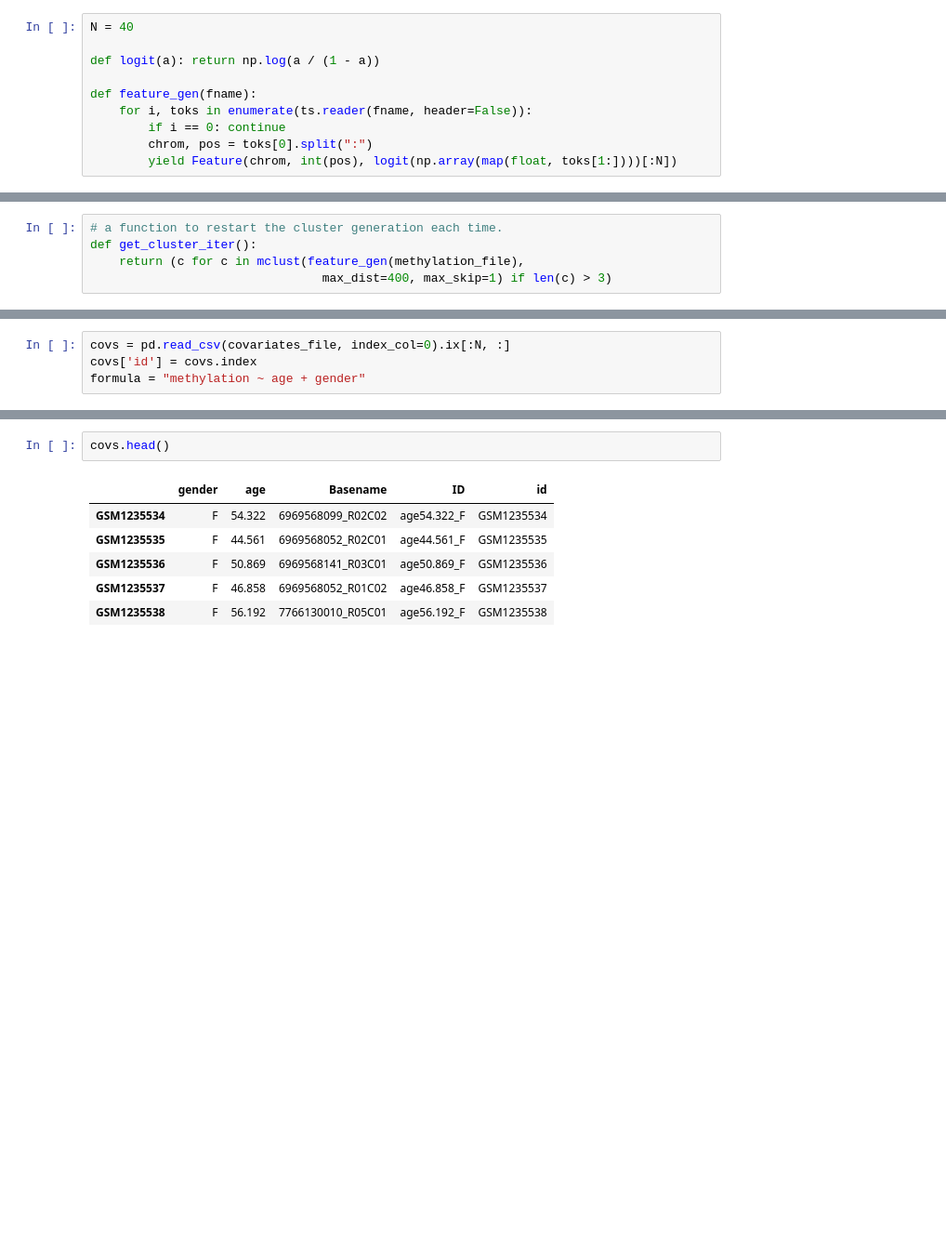
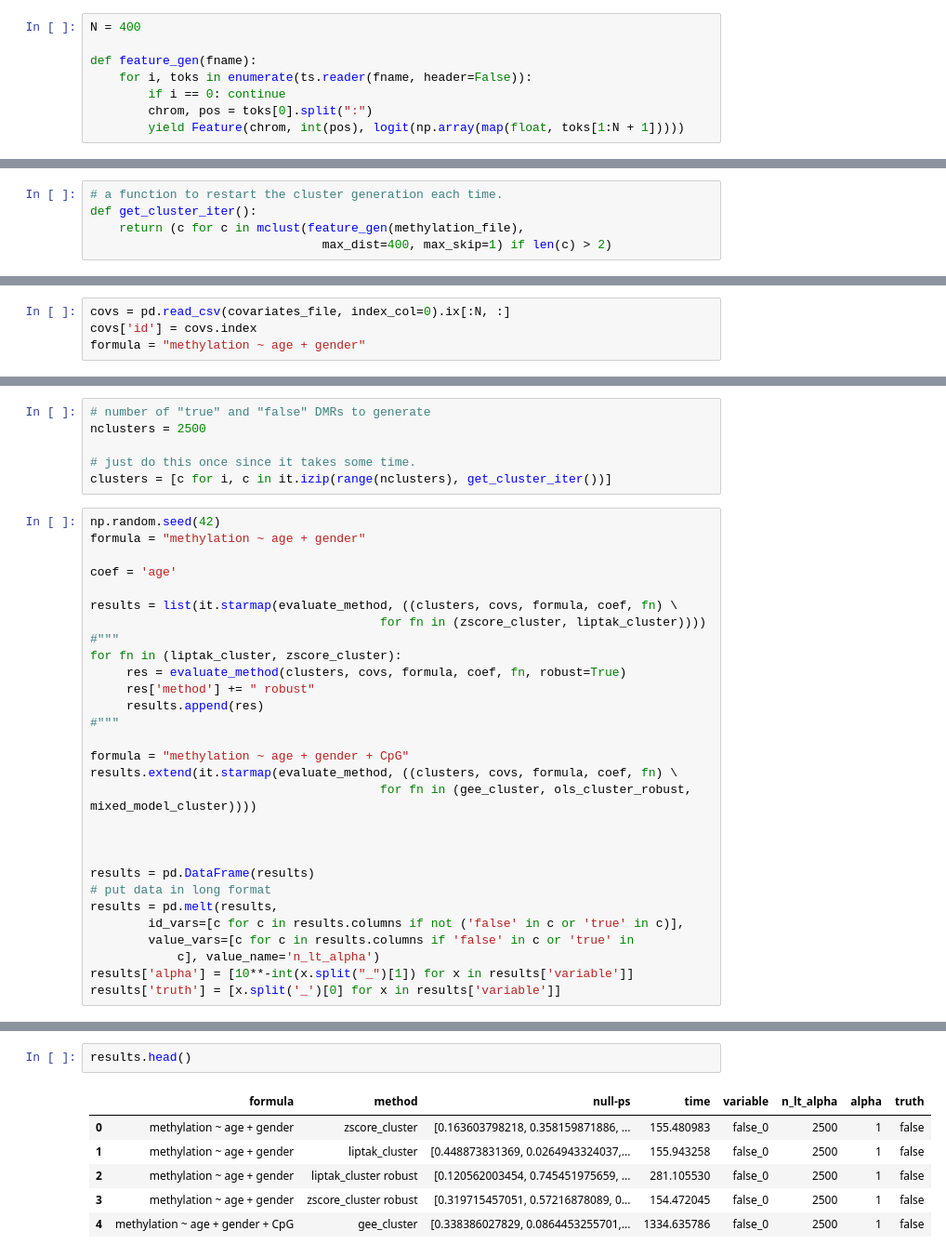
Before and after one commit to brentp/crystal, a Jupyter notebook: notebooks/crystal-methods-evaluation.ipynb, the cells around one changed output, grey strips where cells are left out. Shown: that part at 93% size. Saved outputs shown, nothing was run; the diff lists cells and outputs as text; blank space fills up the shorter version.

```diff
--- a/notebooks/crystal-methods-evaluation.ipynb
+++ b/notebooks/crystal-methods-evaluation.ipynb
@@ -17,15 +18,13 @@ from aclust import mclust # to create correlated clusters
 # %% [markdown]
 We need a generator that reads data and generates features to sent to aclust
 # %%
-N = 40
-
-def logit(a): return np.log(a / (1 - a))
+N = 400
 
 def feature_gen(fname):
     for i, toks in enumerate(ts.reader(fname, header=False)):
         if i == 0: continue
         chrom, pos = toks[0].split(":")
-        yield Feature(chrom, int(pos), logit(np.array(map(float, toks[1:])))[:N])
+        yield Feature(chrom, int(pos), logit(np.array(map(float, toks[1:N + 1]))))
 # %% [markdown]
 Our input data is a methylation matrix (rows of probes and columns of samples). Here, we have encoded the position into the row names, but you can also add these on the fly as you stream over the data.
 # %%
@@ -35,7 +34,7 @@ covariates_file = "covariates.csv"
 # a function to restart the cluster generation each time.
 def get_cluster_iter():
     return (c for c in mclust(feature_gen(methylation_file),
-                                max_dist=400, max_skip=1) if len(c) > 3)
+                                max_dist=400, max_skip=1) if len(c) > 2)
 # %% [markdown]
 Mclust returns an iterator of clusters given an iterator of features. The clusters are have correlated methylation. The clustering is done without knowing the study design so it is unbiased.
 
@@ -64,0 +77,35 @@ formula = "methylation ~ age + gender"
+# %%
+# number of "true" and "false" DMRs to generate
+nclusters = 2500
+
+# just do this once since it takes some time.
+clusters = [c for i, c in it.izip(range(nclusters), get_cluster_iter())]
+# %%
+np.random.seed(42)
+formula = "methylation ~ age + gender"
+
+coef = 'age'
+
+results = list(it.starmap(evaluate_method, ((clusters, covs, formula, coef, fn) \
+                                        for fn in (zscore_cluster, liptak_cluster))))
+#"""
+for fn in (liptak_cluster, zscore_cluster):
+     res = evaluate_method(clusters, covs, formula, coef, fn, robust=True)
+     res['method'] += " robust"
+     results.append(res)
+#"""
+
+formula = "methylation ~ age + gender + CpG"
+results.extend(it.starmap(evaluate_method, ((clusters, covs, formula, coef, fn) \
+                                        for fn in (gee_cluster, ols_cluster_robust, mixed_model_cluster))))
+
+
+
+results = pd.DataFrame(results)
+# put data in long format
+results = pd.melt(results,
+        id_vars=[c for c in results.columns if not ('false' in c or 'true' in c)],
+        value_vars=[c for c in results.columns if 'false' in c or 'true' in
+            c], value_name='n_lt_alpha')
+results['alpha'] = [10**-int(x.split("_")[1]) for x in results['variable']]
+results['truth'] = [x.split('_')[0] for x in results['variable']]
@@ -65,9 +162,9 @@ formula = "methylation ~ age + gender"
 # %%
-covs.head()
+results.head()
 # %% [output]
-|  | gender | age | Basename | ID | id |
-| GSM1235534 | F | 54.322 | 6969568099_R02C02 | age54.322_F | GSM1235534 |
-| GSM1235535 | F | 44.561 | 6969568052_R02C01 | age44.561_F | GSM1235535 |
-| GSM1235536 | F | 50.869 | 6969568141_R03C01 | age50.869_F | GSM1235536 |
-| GSM1235537 | F | 46.858 | 6969568052_R01C02 | age46.858_F | GSM1235537 |
-| GSM1235538 | F | 56.192 | 7766130010_R05C01 | age56.192_F | GSM1235538 |
+|  | formula | method | null-ps | time | variable | n_lt_alpha | alpha | truth |
+| 0 | methylation ~ age + gender | zscore_cluster | [0.163603798218, 0.358159871886, ... | 155.480983 | false_0 | 2500 | 1 | false |
+| 1 | methylation ~ age + gender | liptak_cluster | [0.448873831369, 0.0264943324037,... | 155.943258 | false_0 | 2500 | 1 | false |
+| 2 | methylation ~ age + gender | liptak_cluster robust | [0.120562003454, 0.745451975659, ... | 281.105530 | false_0 | 2500 | 1 | false |
+| 3 | methylation ~ age + gender | zscore_cluster robust | [0.319715457051, 0.57216878089, 0... | 154.472045 | false_0 | 2500 | 1 | false |
+| 4 | methylation ~ age + gender + CpG | gee_cluster | [0.338386027829, 0.0864453255701,... | 1334.635786 | false_0 | 2500 | 1 | false |
```
Also changed, not shown: parts of 13 cells of this notebook, 11 other files.
